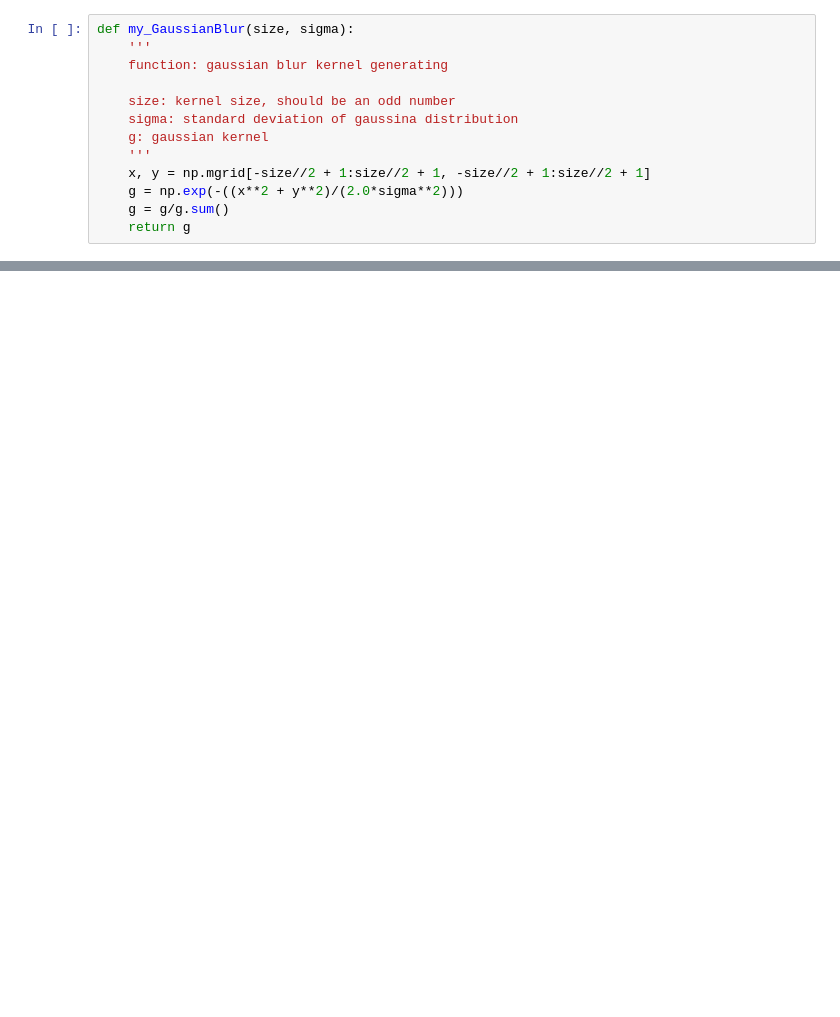
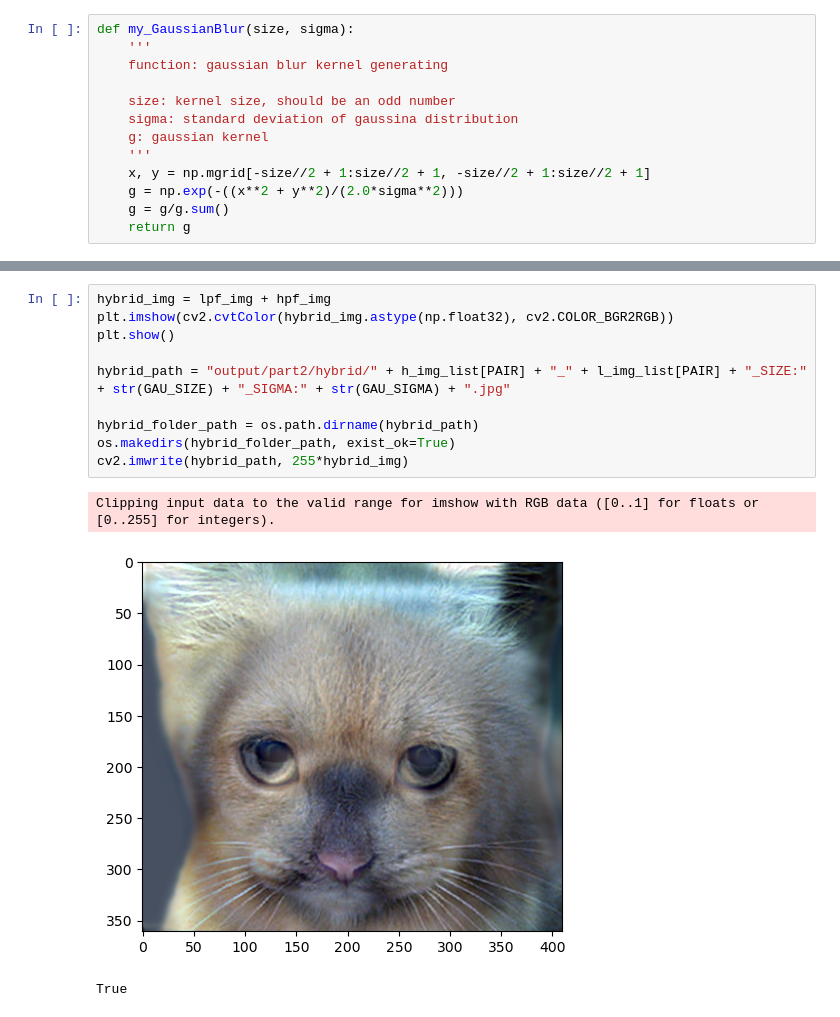
Before and after one commit to How-Wang/NVLab_summer_school, a Jupyter notebook: HW1/part2.ipynb, the cells around one changed output, grey strips where cells are left out. Saved outputs shown, nothing was run; the diff lists cells and outputs as text; blank space fills up the shorter version.

```diff
--- a/HW1/part2.ipynb
+++ b/HW1/part2.ipynb
@@ -96,0 +151,14 @@ def my_GaussianBlur(size, sigma):
+# %%
+hybrid_img = lpf_img + hpf_img
+plt.imshow(cv2.cvtColor(hybrid_img.astype(np.float32), cv2.COLOR_BGR2RGB))
+plt.show()
+
+hybrid_path = "output/part2/hybrid/" + h_img_list[PAIR] + "_" + l_img_list[PAIR] + "_SIZE:" + str(GAU_SIZE) + "_SIGMA:" + str(GAU_SIGMA) + ".jpg"
+
+hybrid_folder_path = os.path.dirname(hybrid_path)
+os.makedirs(hybrid_folder_path, exist_ok=True)
+cv2.imwrite(hybrid_path, 255*hybrid_img)
+# %% [output]
+Clipping input data to the valid range for imshow with RGB data ([0..1] for floats or [0..255] for integers).
+[figure, added]
+True
```
Also changed, not shown: parts of 12 cells of this notebook, 18 other files.
